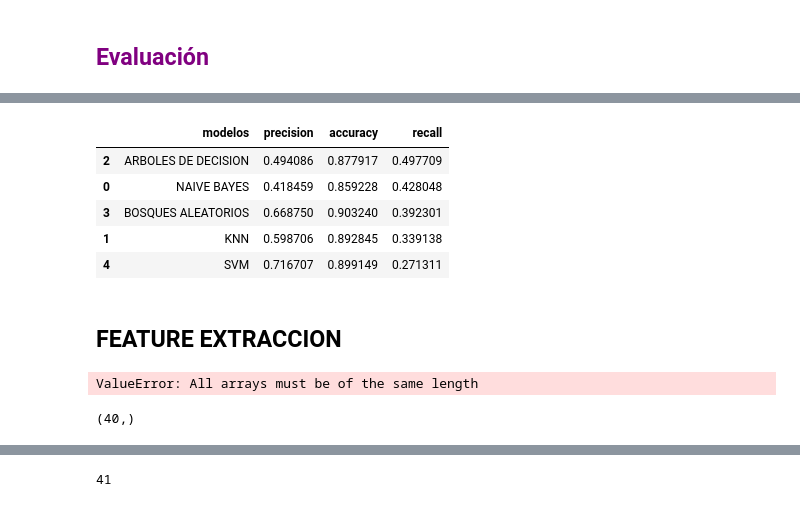
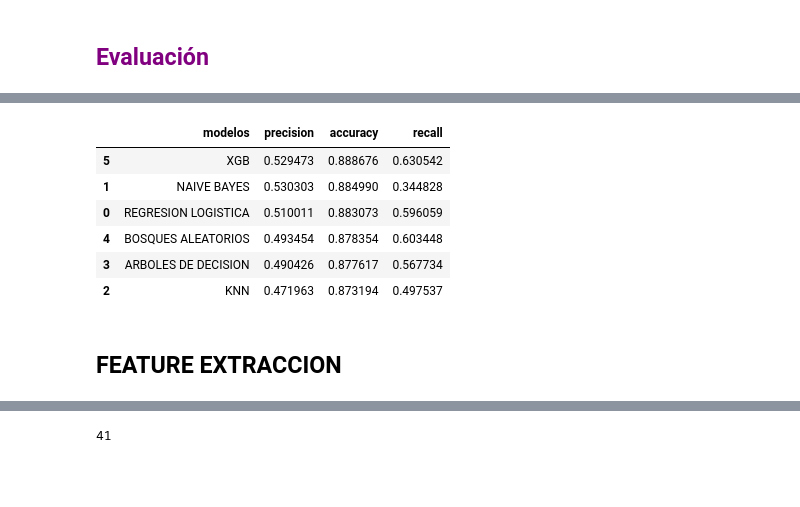
Before and after one commit to Ael-Dev/projects-of-data-science-applied-to-business, a Jupyter notebook: Marketing/bank_marketing_client_subscription.ipynb, the cells around one changed output, grey strips where cells are left out. Cells and saved outputs as stored; diff of their text form; code cells hidden in the pictures; blank space fills up the shorter version.

```diff
--- a/Marketing/bank_marketing_client_subscription.ipynb
+++ b/Marketing/bank_marketing_client_subscription.ipynb
@@ -695,7 +762,7 @@ X_res, y_res = smote.fit_resample (X_train, y_train)
 from imblearn.over_sampling import SMOTE
 
 # Crea una instancia de la clase SMOTE con los parámetros que quieras
-smote = SMOTE (sampling_strategy="minority", random_state=42, k_neighbors=10, n_jobs=-1)
+smote = SMOTE(sampling_strategy=0.3, random_state=42,k_neighbors=3) # , 'minority/auto', ,, k_neighbors=3,n_jobs=-1
 
 # Aplica el método fit_resample a X_train y y_train
-X_res, y_res = smote.fit_resample (X_train, y_train)
+X_train, y_train = smote.fit_resample(X_train, y_train)
@@ -712,16 +790,18 @@ from sklearn.neighbors import KNeighborsClassifier
 from sklearn.tree import DecisionTreeClassifier
 from sklearn.ensemble import RandomForestClassifier
 from sklearn.svm import SVC
+from xgboost import XGBClassifier
 
 
 
 # Crear y entrenar el modelo de random forest con los parámetros por defecto
 lr_model = LogisticRegression()
 gnb_model = GaussianNB()
-knn_model = KNeighborsClassifier(n_neighbors=5)
-dt_model = DecisionTreeClassifier(max_depth=30, random_state=42)
+knn_model = KNeighborsClassifier(n_neighbors=3)
+dt_model = DecisionTreeClassifier(max_depth=50, random_state=42)
 rf_model = RandomForestClassifier(max_depth=100, random_state=42)
 svm_model = SVC()
+xgb_model = XGBClassifier()
 
 # lr_model = LogisticRegression(solver='liblinear', multi_class='multinomial', max_iter=1000)
 # gnb_model = GaussianNB()
@@ -731,12 +811,13 @@ svm_model = SVC()
 # svm_model = SVC(kernel='rbf', degree=3, gamma=0.1, C=1.0)
 
 models = {
-    #'REGRESION LOGISTICA': lr_model,
+    'REGRESION LOGISTICA': lr_model,
     'NAIVE BAYES': gnb_model,
     'KNN': knn_model,
     'ARBOLES DE DECISION': dt_model,
     'BOSQUES ALEATORIOS': rf_model,
-    'SVM': svm_model
+    #'SVM': svm_model,
+    'XGB': xgb_model
 }
 # %% [markdown]
 ENTRENAMIENTO
@@ -745,8 +826,8 @@ modelos_entrenados = {}
 for nombre, modelo in models.items():
     # fit the models
     print(f'>>> {nombre} entrenando ...')
-    #modelo.fit(X_train, y_train)
-    modelo.fit(X_res, y_res)
+    modelo.fit(X_train, y_train)
+    #modelo.fit(X_res, y_res)
     # save the model
     modelos_entrenados[nombre] = modelo
     print('entrenado! \n')
@@ -839,0 +955,2 @@ weighted avg       0.91      0.86      0.88      9043
+# %%
+resultados_modelos = reporte_modelos(modelos_entrenados, X_test, y_test)
@@ -840,43 +975,38 @@ weighted avg       0.91      0.86      0.88      9043
 # %%
 # Convertir el diccionario en un dataframe de pandas
 df_results = pd.DataFrame.from_dict(resultados_modelos,
                                     orient='index',
                                     columns=['precision', 'accuracy', 'recall'])
 # Agregar una nueva columna llamada modelos con las claves del diccionario
 df_results['modelos'] = df_results.index
 df_results.reset_index(inplace=True)
 # Reordenar las columnas del dataframe
 df_results = df_results[['modelos', 'precision', 'accuracy', 'recall']]
 # Mostrar el dataframe resultante
-df_results.sort_values(by='recall',ascending=False)
+df_results.sort_values(by='accuracy',ascending=False)
 # %% [output]
 |  | modelos | precision | accuracy | recall |
-| 2 | ARBOLES DE DECISION | 0.494086 | 0.877917 | 0.497709 |
-| 0 | NAIVE BAYES | 0.418459 | 0.859228 | 0.428048 |
-| 3 | BOSQUES ALEATORIOS | 0.668750 | 0.903240 | 0.392301 |
-| 1 | KNN | 0.598706 | 0.892845 | 0.339138 |
-| 4 | SVM | 0.716707 | 0.899149 | 0.271311 |
+| 5 | XGB | 0.529473 | 0.888676 | 0.630542 |
+| 1 | NAIVE BAYES | 0.530303 | 0.884990 | 0.344828 |
+| 0 | REGRESION LOGISTICA | 0.510011 | 0.883073 | 0.596059 |
+| 4 | BOSQUES ALEATORIOS | 0.493454 | 0.878354 | 0.603448 |
+| 3 | ARBOLES DE DECISION | 0.490426 | 0.877617 | 0.567734 |
+| 2 | KNN | 0.471963 | 0.873194 | 0.497537 |
 # %% [markdown]
 ## FEATURE EXTRACCION
 # %%
-# Obtener los valores de importancia de cada feature
-rf = modelos_entrenados['BOSQUES ALEATORIOS']
-importances = rf.feature_importances_
+# # Obtener los valores de importancia de cada feature
+# rf = modelos_entrenados['BOSQUES ALEATORIOS']
+# importances = rf.feature_importances_
 
-# Crear un dataframe con los nombres y las importancias de los features
-feature_importances_df = pd.DataFrame({
-    "feature": list(df3.columns.drop('target')),
-    "importance": importances
-})
+# # Crear un dataframe con los nombres y las importancias de los features
+# feature_importances_df = pd.DataFrame({
+#     "feature": list(df3.columns.drop('target')),
+#     "importance": importances
+# })
 
-# Ordenar el dataframe de mayor a menor importancia
-feature_importances_df = feature_importances_df.sort_values("importance", ascending=False)
+# # Ordenar el dataframe de mayor a menor importancia
+# feature_importances_df = feature_importances_df.sort_values("importance", ascending=False)
 
-# Mostrar el dataframe
-feature_importances_df
+# # Mostrar el dataframe
+# feature_importances_df
-# %% [output]
-ValueError: All arrays must be of the same length
-# %%
-importances.shape
-# %% [output]
-(40,)
```
Also changed, not shown: parts of 24 cells of this notebook, 1 other file.
